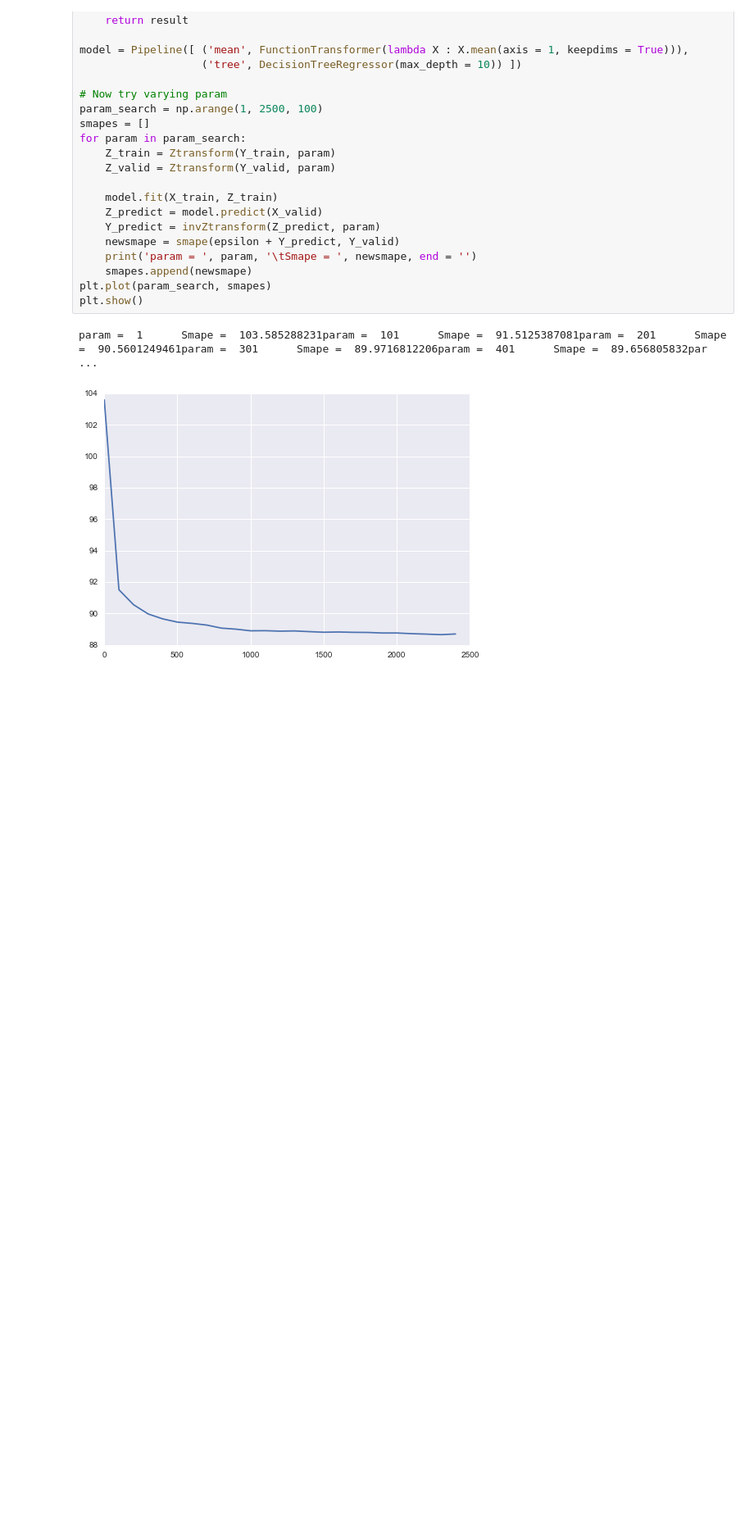
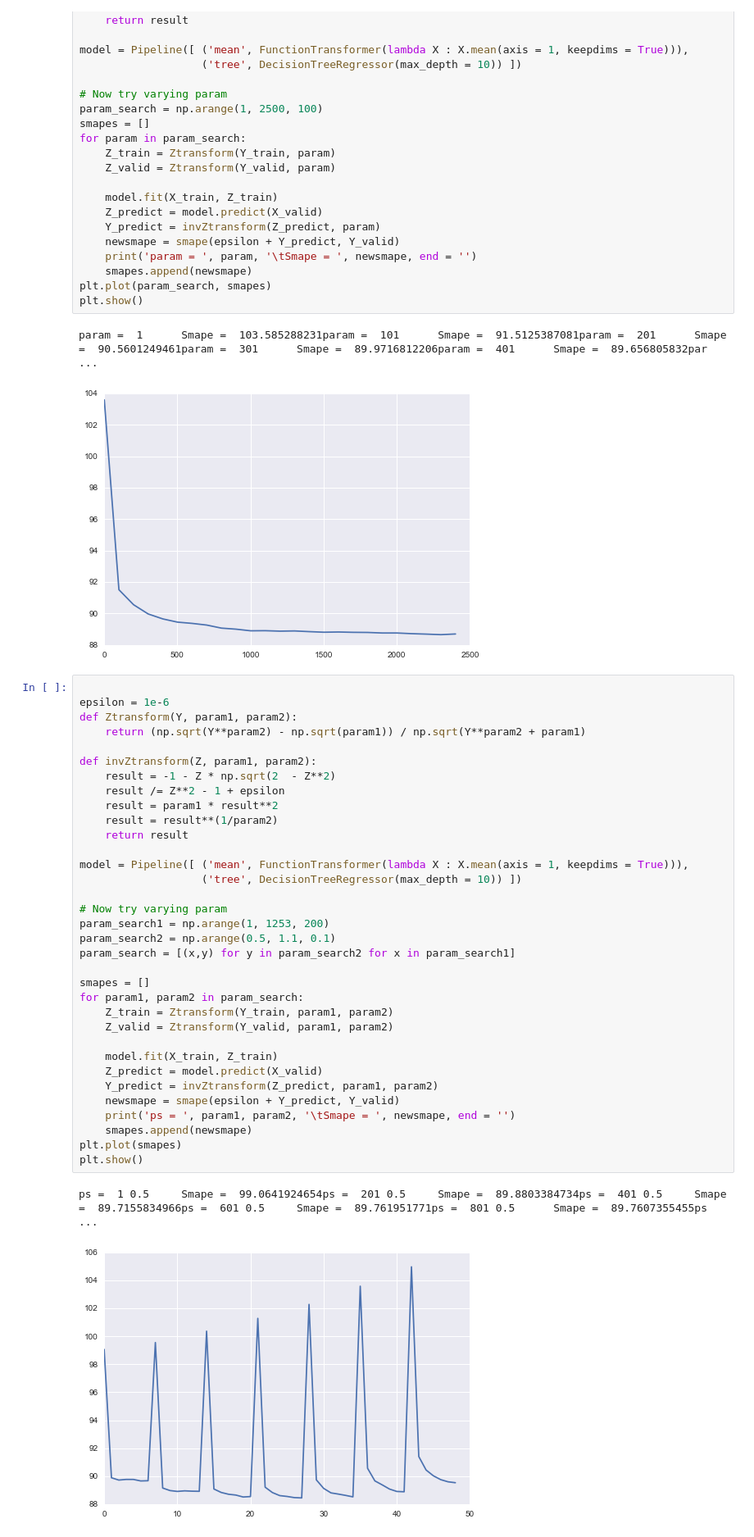
Before and after one commit to MatthewMcGonagle/KaggleWikiTraffic, a Jupyter notebook: BetterSmapeWL2.ipynb, the cells around one changed output. Shown: that part at 82% size. Cells and saved outputs as stored; diff of their text form; blank space fills up the shorter version.

Commit message:
Added more models involving the Z transform based on the Cauchy Schwarz upper bound for SMAPE terms.

```diff
--- a/BetterSmapeWL2.ipynb
+++ b/BetterSmapeWL2.ipynb
@@ -514,3 +516,40 @@ plt.show()
 # %% [output]
 param =  1      Smape =  103.585288231param =  101      Smape =  91.5125387081param =  201      Smape =  90.5601249461param =  301      Smape =  89.9716812206param =  401      Smape =  89.656805832par ...
 [figure]
+# %%
+
+epsilon = 1e-6
+def Ztransform(Y, param1, param2):
+    return (np.sqrt(Y**param2) - np.sqrt(param1)) / np.sqrt(Y**param2 + param1)
+
+def invZtransform(Z, param1, param2):
+    result = -1 - Z * np.sqrt(2  - Z**2)
+    result /= Z**2 - 1 + epsilon
+    result = param1 * result**2
+    result = result**(1/param2)
+    return result
+
+model = Pipeline([ ('mean', FunctionTransformer(lambda X : X.mean(axis = 1, keepdims = True))),
+                   ('tree', DecisionTreeRegressor(max_depth = 10)) ])
+
+# Now try varying param
+param_search1 = np.arange(1, 1253, 200)
+param_search2 = np.arange(0.5, 1.1, 0.1)
+param_search = [(x,y) for y in param_search2 for x in param_search1]
+
+smapes = []
+for param1, param2 in param_search:
+    Z_train = Ztransform(Y_train, param1, param2)
+    Z_valid = Ztransform(Y_valid, param1, param2)
+
+    model.fit(X_train, Z_train)
+    Z_predict = model.predict(X_valid)
+    Y_predict = invZtransform(Z_predict, param1, param2)
+    newsmape = smape(epsilon + Y_predict, Y_valid)
+    print('ps = ', param1, param2, '\tSmape = ', newsmape, end = '')
+    smapes.append(newsmape)
+plt.plot(smapes)
+plt.show()
+# %% [output]
+ps =  1 0.5     Smape =  99.0641924654ps =  201 0.5     Smape =  89.8803384734ps =  401 0.5     Smape =  89.7155834966ps =  601 0.5     Smape =  89.761951771ps =  801 0.5      Smape =  89.7607355455ps ...
+[figure, added]
```
Also changed, not shown: parts of 2 cells of this notebook, 1 other file.
